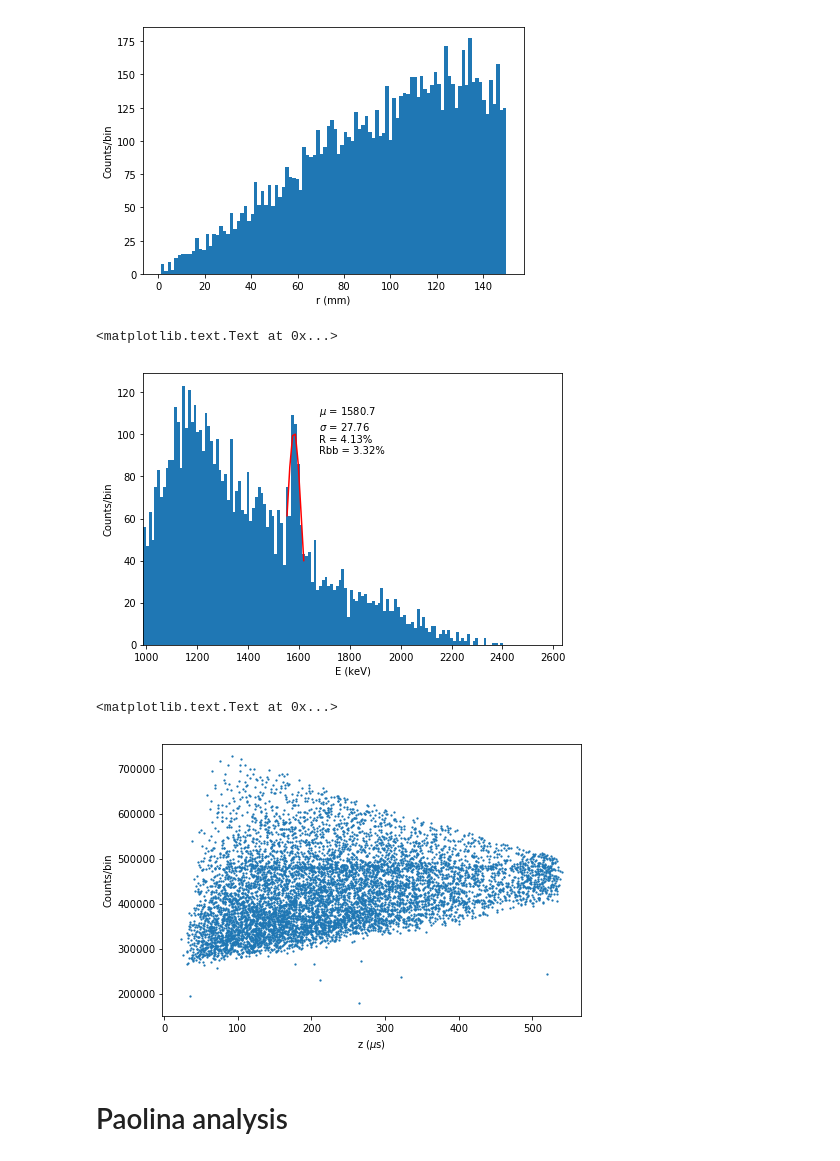
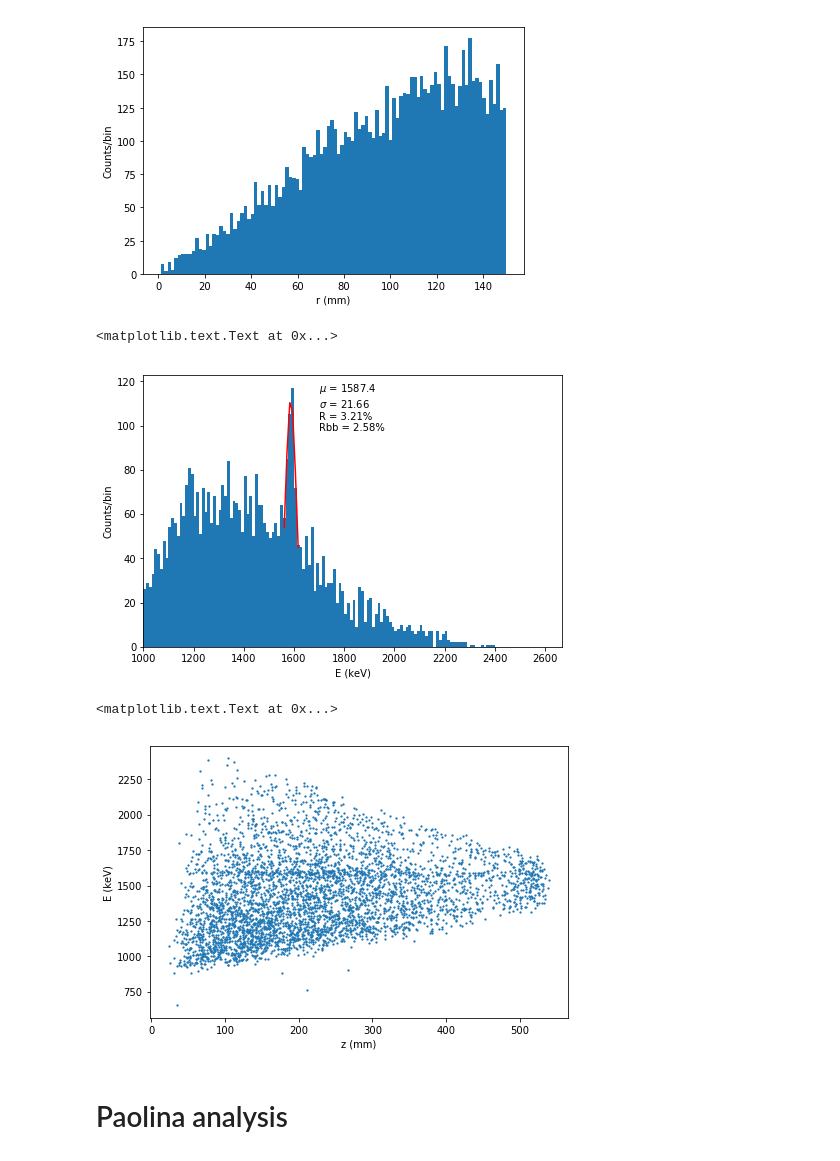
Before and after one commit to jerenner/ICARO, a Jupyter notebook: invisible_cities/utils/analysis_Th.ipynb, the cells around one changed output. Saved outputs shown, nothing was run; the diff lists cells and outputs as text; code cells hidden in the pictures.

```diff
--- a/invisible_cities/utils/analysis_Th.ipynb
+++ b/invisible_cities/utils/analysis_Th.ipynb
@@ -430,7 +430,7 @@ def plot_test_event(l_X,l_Y,l_Q,l_X0,l_Y0):
 # %%
 # Configuration information
 tot_Emin = 50000; tot_Emax = 1000000
-tlife = 1150
+tlife = 1200
 cfile = '/Users/jrenner/IFIC/IC-1/invisible_cities/config/s12_selector_4491.conf'
 
 # read the configuration file
@@ -596,7 +596,7 @@ Produced hit collections for 10979 events (0 events in MC truth).
 npmts = 11
 ebins = 100
 emin_hist = 150000; emax_hist = 800000
-e_spec = []; emc_spec = []; r_spec = []; z_spec = []
+e_spec = []; emc_spec = []; r_spec = []; z_spec = []; evtNum_spec = []
 ecorr_avg_spec = []; ecorr_tau_spec = []; ecorr_slice_spec = []
 for ee in range(len(hitc_evt)):
     evt_E = sum([hh.E for hh in hitc_evt[ee]])
@@ -626,6 +626,7 @@ for ee in range(len(hitc_evt)):
         ecorr_tau_spec.append(evt_Ecorrtau)
         ecorr_avg_spec.append(evt_Ecorrtau_xy)
         ecorr_slice_spec.append(evt_Ecorrtau_xy_slice)
+        evtNum_spec.append(evtnum_hitc[ee])
     emc_spec.append(evt_Emc)
 
 e_spec = np.array(e_spec)
@@ -674,7 +680,8 @@ plt.ylabel('Counts/bin')
 # %%
 # create the corrected hit collection
 hitc_cevt = []
-for ee in range(len(hitc_evt)):
+#for ee in range(len(hitc_evt)):
+for ee in range(6117):
     hc_corr = []
     for hh in hitc_evt[ee]:
         hecorr = hh.E*fcorr(hh.X,hh.Y)/np.exp(-hh.Z/tlife)
@@ -683,7 +690,7 @@ for ee in range(len(hitc_evt)):
     hitc_cevt.append(hc_corr)
 # %%
 # energy spectrum
-ec_spec = []; rc_spec = []; zc_spec = []
+ec_spec = []; rc_spec = []; zc_spec = []; evtNumc_spec = []
 eccorr_avg_spec = []; eccorr_tau_spec = []; eccorr_slice_spec = []
 for ee in range(len(hitc_cevt)):
     evt_E = sum([hh.E for hh in hitc_cevt[ee]])
@@ -710,6 +717,7 @@ for ee in range(len(hitc_cevt)):
         eccorr_tau_spec.append(evt_Ecorrtau)
         eccorr_avg_spec.append(evt_Ecorrtau_xy)
         eccorr_slice_spec.append(evt_Ecorrtau_xy_slice)
+        evtNumc_spec.append(evtnum_hitc[ee])
 
 rc_spec = np.array(rc_spec)
 zc_spec = np.array(zc_spec)
@@ -717,13 +725,14 @@ ec_spec = np.array(ec_spec)
 eccorr_tau_spec = np.array(eccorr_tau_spec)
 eccorr_avg_spec = np.array(eccorr_avg_spec)
 eccorr_slice_spec = np.array(eccorr_slice_spec)
+evtNumc_spec = np.array(evtNumc_spec)
 
 fig = plt.figure(1)
 fig.set_figheight(10.0)
 fig.set_figwidth(15.0)
 
 ax1 = fig.add_subplot(221);
-plt.hist(ec_spec/npmts,bins=ebins,label='Uncorrected')
+plt.hist(ec_spec/npmts,bins=ebins,label='Event energies')
 lnd = plt.legend(loc=1)
 #plt.scatter(z_spec,e_spec,marker='.')
 #plt.ylim([100000,900000])
@@ -774,43 +783,43 @@ plt.ylabel('Counts/bin')
 [figure]
 # %%
 # closer look at the energy spectrum
-CAL_FACTOR = 1600/486000
+CAL_FACTOR = 1620/486000
 fig = plt.figure(1)
 fig.set_figheight(5.0)
 fig.set_figwidth(7.5)
 
 #y, x, _ = plt.hist(ecorr_slice_spec, 100, range=[300000,800000])
-y, x, _ = plt.hist(ec_spec[zc_spec < 300]*CAL_FACTOR, 150, range=[300000*CAL_FACTOR,800000*CAL_FACTOR])
+y, x, _ = plt.hist(ec_spec*CAL_FACTOR, 150, range=[300000*CAL_FACTOR,800000*CAL_FACTOR])
 
 x    = x[:-1] + np.diff(x) * 0.5
-sel  = fitf.in_range(x, 471e3*CAL_FACTOR, 495e3*CAL_FACTOR)
+sel  = fitf.in_range(x, 467e3*CAL_FACTOR, 488e3*CAL_FACTOR)
 x, y = x[sel], y[sel]
 f    = fitf.fit(fitf.gauss, x, y, (200, 480000*CAL_FACTOR, 10000*CAL_FACTOR))
 plt.plot(x, f.fn(x), "r")
 plt.text(510000*CAL_FACTOR, 5*max(y)/6, gausstext(f.values))
 
 #plt.hist(ecorr_slice_spec,bins=200)
 #plt.ylim([100000,900000])
 plt.xlim([300000*CAL_FACTOR,800000*CAL_FACTOR])
 plt.xlabel('E (keV)')
 plt.ylabel('Counts/bin')
 # %% [output]
 <matplotlib.text.Text at 0x...>
-[figure, old version]
+[figure, new version]
 # %%
 fig = plt.figure(1)
 fig.set_figheight(5.0)
 fig.set_figwidth(7.5)
 
-plt.scatter(zc_spec,ec_spec*CAL_FACTOR,s=1.5)
+plt.scatter(zc_spec[0:4405],ec_spec[0:4405]*CAL_FACTOR,s=1.5)
 #plt.scatter(range(len(ec_spec)),ec_spec*CAL_FACTOR,s=0.5)
 #plt.ylim([100000,900000])
 #plt.xlim([300000*CAL_FACTOR,800000*CAL_FACTOR])
-plt.xlabel('z ($\\mu$s)')
-plt.ylabel('Counts/bin')
+plt.xlabel('z (mm)')
+plt.ylabel('E (keV)')
 # %% [output]
 <matplotlib.text.Text at 0x...>
-[figure, old version]
+[figure, new version]
 # %% [markdown]
 # Paolina analysis
 # %%
```
Also changed, not shown: parts of 6 cells of this notebook.
